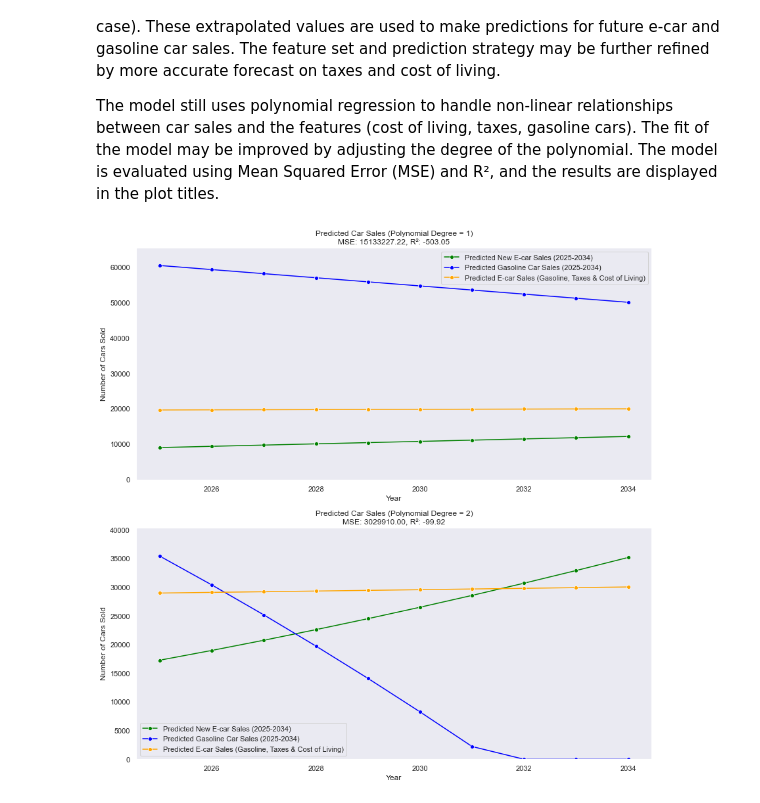
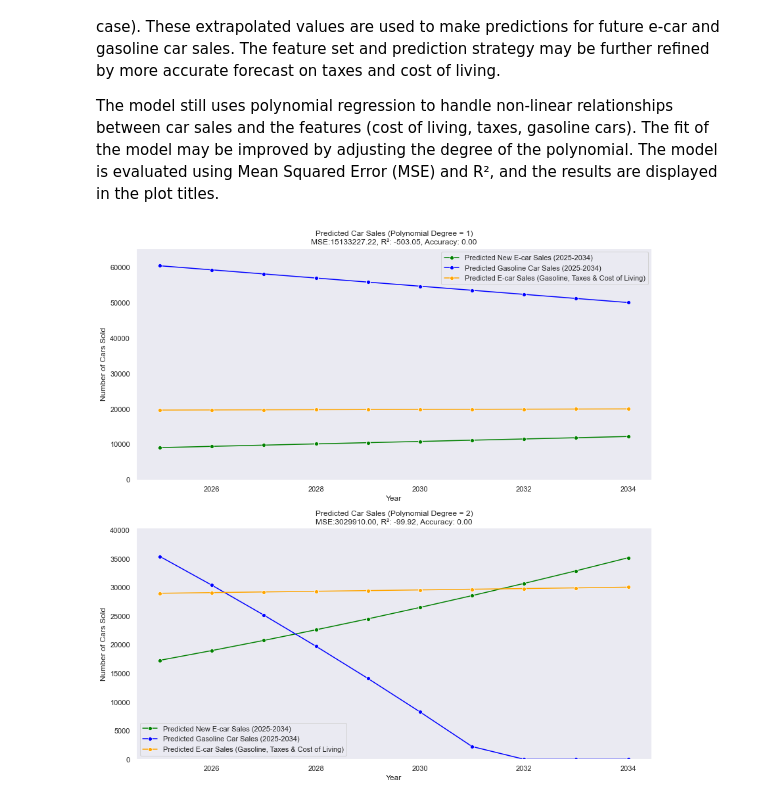
Before and after one commit to HY-Data-Science-ML-Predictions/Electric-cars-taxation, a Jupyter notebook: e_cars_notebook.ipynb, the cells around one changed output. Saved outputs shown, nothing was run; the diff lists cells and outputs as text; code cells hidden in the pictures.

Commit message:
added accuracy to model with living costs

```diff
--- a/e_cars_notebook.ipynb
+++ b/e_cars_notebook.ipynb
@@ -688,33 +688,38 @@ def plot_predictions_with_taxes_and_cost_of_living(degree, ax):
     sns.lineplot(x=future_years['Year'], y=predicted_gasoline_sales_poly,
         label='Predicted Gasoline Car Sales (2025-2034)', ax=ax, color='blue', marker='o')
     sns.lineplot(x=future_years['Year'], y=predicted_e_cars_combined,
         label='Predicted E-car Sales (Gasoline, Taxes & Cost of Living)', ax=ax, color='orange', marker='o')
 
     # evaluate combined model using test data
     y_pred_sales = poly_reg_combined.predict(X_combined_test)
     mse_sales = mean_squared_error(y_e_car_test, y_pred_sales)
     r2_sales = r2_score(y_e_car_test, y_pred_sales)
 
-    # eet title and plot
-    ax.set_title(f'Predicted Car Sales (Polynomial Degree = {degree})\nMSE: {mse_sales:.2f}, R²: {r2_sales:.2f}')
+    # round predictions for accuracy comparison
+    y_pred_sales_rounded = np.round(y_pred_sales)
+    y_e_car_test_rounded = np.round(y_e_car_test)
+    test_accuracy = accuracy_score(y_e_car_test_rounded, y_pred_sales_rounded)
+
+    # set title and plot
+    ax.set_title(f'Predicted Car Sales (Polynomial Degree = {degree})\nMSE:{mse_sales:.2f}, R²: {r2_sales:.2f}, Accuracy: {test_accuracy:.2f}')
     ax.set_xlabel('Year')
     ax.set_ylabel('Number of Cars Sold')
     ax.set_ylim(0, max(max(predicted_e_cars_poly), max(predicted_gasoline_sales_poly),
         max(predicted_e_cars_combined)) + 5000)
     ax.grid()
     ax.legend()
 
 # create subplots for polynomial degrees
 fig, (ax1, ax2) = plt.subplots(2, 1, figsize=(12, 12))
 
 # plot for polynomial degree 1
 plot_predictions_with_taxes_and_cost_of_living(degree=1, ax=ax1)
 
 # plot for polynomial degree 2
 plot_predictions_with_taxes_and_cost_of_living(degree=2, ax=ax2)
 
 # show plots
 plt.tight_layout()
 plt.show()
 # %% [output]
-[figure, old version]
+[figure, new version]
```
